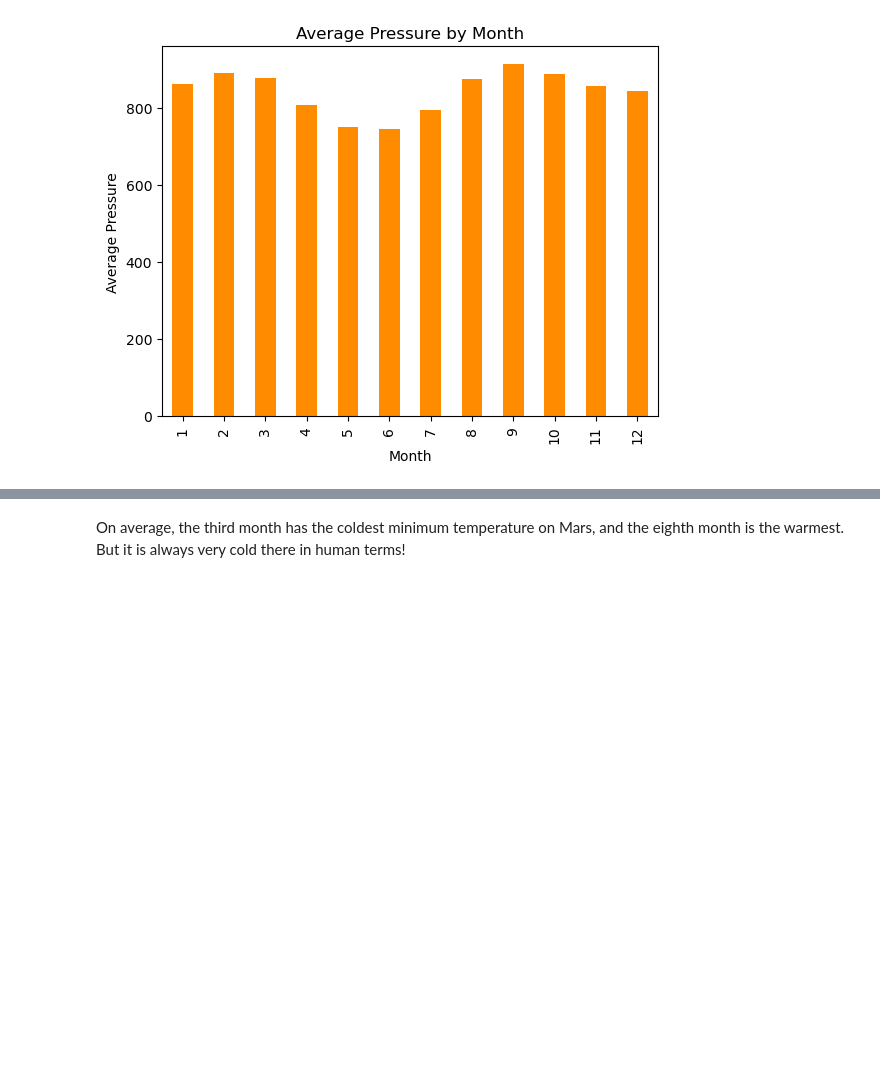
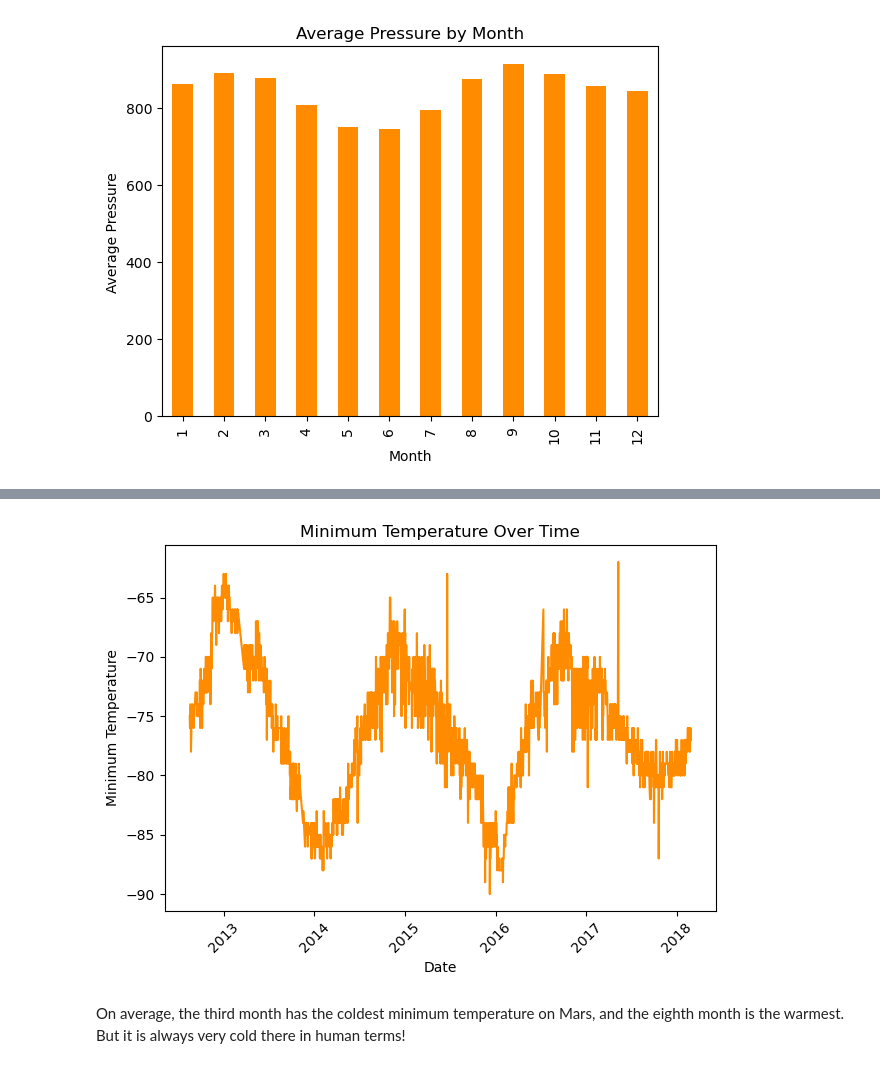
Before and after one commit to kayleepat/mars-challenge, a Jupyter notebook: part_2_mars_weather.ipynb, the cells around one changed output, grey strips where cells are left out. Saved outputs shown, nothing was run; the diff lists cells and outputs as text; code cells hidden in the pictures; blank space fills up the shorter version.

```diff
--- a/part_2_mars_weather.ipynb
+++ b/part_2_mars_weather.ipynb
@@ -300,3 +303,19 @@ Avg earth days per mars day: 1.03
+# %%
+# 5. How many terrestrial (earth) days are there in a Martian year?
+
+# plot daily min temp on mars
+plt.plot(df['terrestrial_date'], df['min_temp'], color='darkorange')
+
+# Format plot
+plt.xlabel('Date')
+plt.ylabel('Minimum Temperature')
+plt.title('Minimum Temperature Over Time')
+plt.xticks(rotation=45)  # Rotate x-axis labels for readability
+
+plt.tight_layout()  # Adjust layout for better fit
+plt.show()
+# %% [output]
+[figure, added]
 # %% [markdown]
 On average, the third month has the coldest minimum temperature on Mars, and the eighth month is the warmest. But it is always very cold there in human terms!
 # %% [markdown]
```
Also changed, not shown: parts of 4 cells of this notebook, 3 other files.
